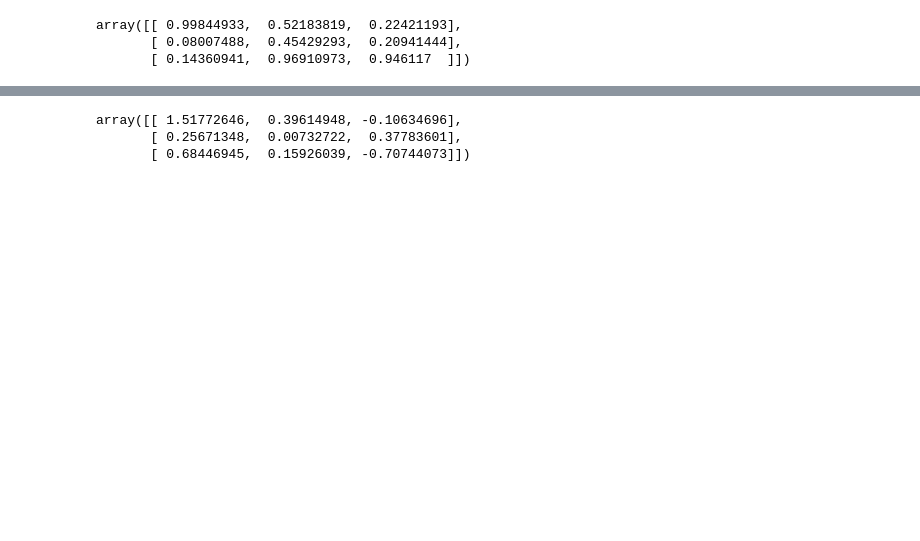
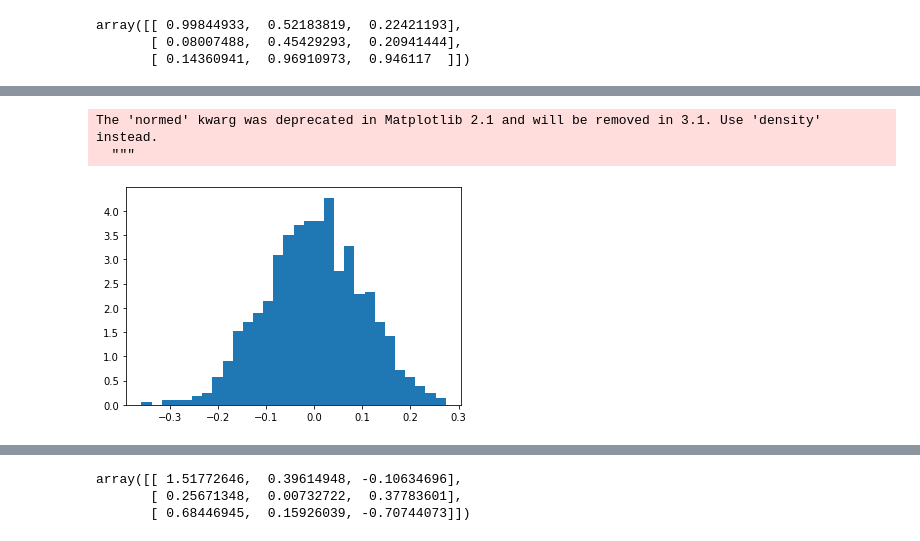
Before and after one commit to alphalex/PythonDataScienceHandbook, a Jupyter notebook: notebooks/02.01-Understanding-Data-Types.ipynb, the cells around one changed output, grey strips where cells are left out. Cells and saved outputs as stored; diff of their text form; code cells hidden in the pictures; blank space fills up the shorter version.

```diff
--- a/notebooks/02.01-Understanding-Data-Types.ipynb
+++ b/notebooks/02.01-Understanding-Data-Types.ipynb
@@ -292,0 +365,10 @@ array([[ 0.99844933,  0.52183819,  0.22421193],
+# %%
+# the plt.hist object is a 3 dimension tuple, its values are:
+## count of each bin (y axis)
+## bin values (x axis)
+## shape of bins
+count, bins, ignored = plt.hist(s, 30, normed=True)
+# %% [output]
+The 'normed' kwarg was deprecated in Matplotlib 2.1 and will be removed in 3.1. Use 'density' instead.
+  """
+[figure, added]
```
Also changed, not shown: parts of 19 cells of this notebook, 1 other file.
